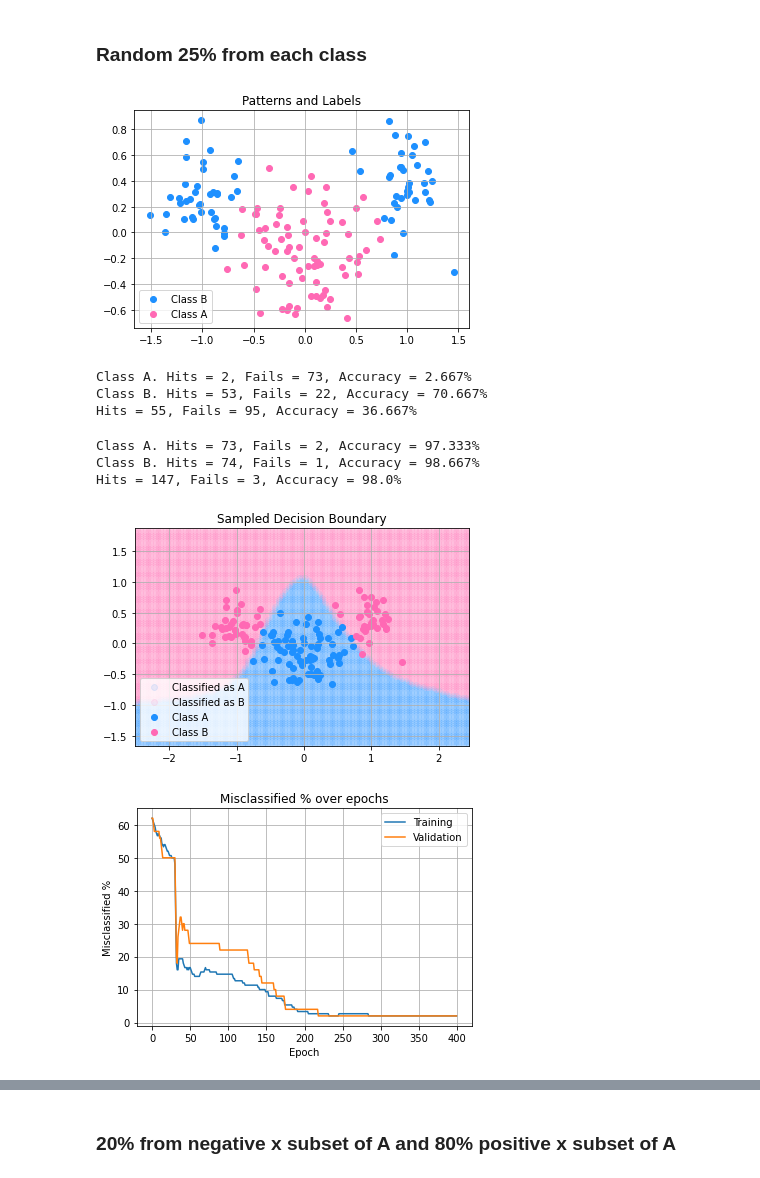
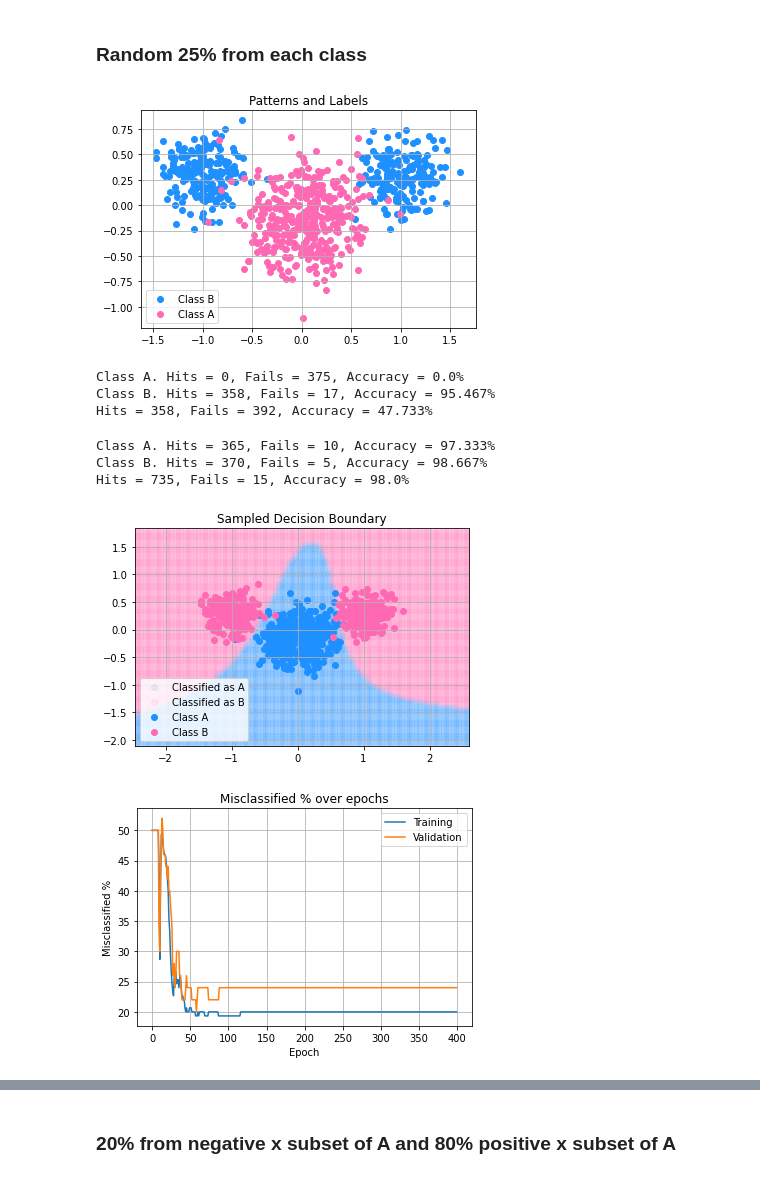
Before and after one commit to alejp1998/annda_lab1b, a Jupyter notebook: lab1b.ipynb, the cells around one changed output, grey strips where cells are left out. Drawn from its saved outputs; the diff is of its cells as text; code cells hidden in the pictures.

```diff
--- a/lab1b.ipynb
+++ b/lab1b.ipynb
@@ -20,7 +20,7 @@ from tqdm import trange
 # Define Network Architecture
 arch = [
     2, # Input dimensionality
-    7, # Nodes per hidden layer
+    25, # Nodes per hidden layer
     1  # Output dimensionality
 ]
 momentum = True
@@ -35,7 +35,7 @@ ann = lab1b_mlp.NeuralNetwork(arch, lab1b_mlp.activation_fn, lab1b_mlp.activatio
 ### Define patterns and labels
 # %%
 # Define number of samples
-N = 100
+N = 500
 # %%
 mean_A1, mean_A2, cov_A = (-1,0.3), (1,0.3), [[0.2**2, 0], [0, 0.2**2]]
 mean_B, cov_B = (0,-0.1), [[0.3**2, 0], [0, 0.3**2]]
@@ -50,7 +50,7 @@ T_train, X_train, T_valid, X_valid = lab1b_mlp.subsample_mix_classes(X_A,X_B,f_A
 # Plot the patterns and labels
 lab1b_mlp.plot_data(X_train,T_train)
 # %% [output]
-[figure, old version]
+[figure, new version]
 # %%
 # Initialize weights matrices
 ann.initialize_weights()
@@ -58,32 +58,32 @@ ann.initialize_weights()
 # Load training data
 ann.training_data(X_train,T_train)
 # %%
-T_guessed, accuracy_pos, accuracy_neg, accuracy = nn.classify(X_train,T_train,True)
+T_guessed, accuracy_pos, accuracy_neg, accuracy = ann.classify(X_train,T_train,True)
 # %% [output]
-Class A. Hits = 2, Fails = 73, Accuracy = 2.667%
-Class B. Hits = 53, Fails = 22, Accuracy = 70.667%
-Hits = 55, Fails = 95, Accuracy = 36.667%
+Class A. Hits = 0, Fails = 375, Accuracy = 0.0%
+Class B. Hits = 358, Fails = 17, Accuracy = 95.467%
+Hits = 358, Fails = 392, Accuracy = 47.733%
 # %%
-epoch_errors, epoch_mses, epoch_errors_valid, epoch_mses_valid = nn.train(X_train,T_train,X_valid,T_valid)
+epoch_errors, epoch_mses, epoch_errors_valid, epoch_mses_valid = ann.train(X_train,T_train,X_valid,T_valid)
 # %%
-T_guessed, accuracy_pos, accuracy_neg, accuracy = nn.classify(X_train,T_train,True)
+T_guessed, accuracy_pos, accuracy_neg, accuracy = ann.classify(X_train,T_train,True)
 # %% [output]
-Class A. Hits = 73, Fails = 2, Accuracy = 97.333%
-Class B. Hits = 74, Fails = 1, Accuracy = 98.667%
-Hits = 147, Fails = 3, Accuracy = 98.0%
+Class A. Hits = 365, Fails = 10, Accuracy = 97.333%
+Class B. Hits = 370, Fails = 5, Accuracy = 98.667%
+Hits = 735, Fails = 15, Accuracy = 98.0%
 # %%
 # Plot the sampled decision boundary
 K = 100
 L = 1
-sampling_pattern, boundary_samples = nn.decision_boundary(X_train,K,L)
+sampling_pattern, boundary_samples = ann.decision_boundary(X_train,K,L)
 lab1b_mlp.plot_data_boundary(X_train,T_train,sampling_pattern,boundary_samples,L)
 # %% [output]
-[figure, old version]
+[figure, new version]
 # %%
 # Plot missclassification
 lab1b_mlp.plot_error(epoch_errors,epoch_errors_valid,'Misclassified %')
 # %% [output]
-[figure, old version]
+[figure, new version]
 # %%
 # Plot MSE
 lab1b_mlp.plot_error(epoch_mses,epoch_mses_valid,'MSE')
```
Also changed, not shown: parts of 23 cells of this notebook.
